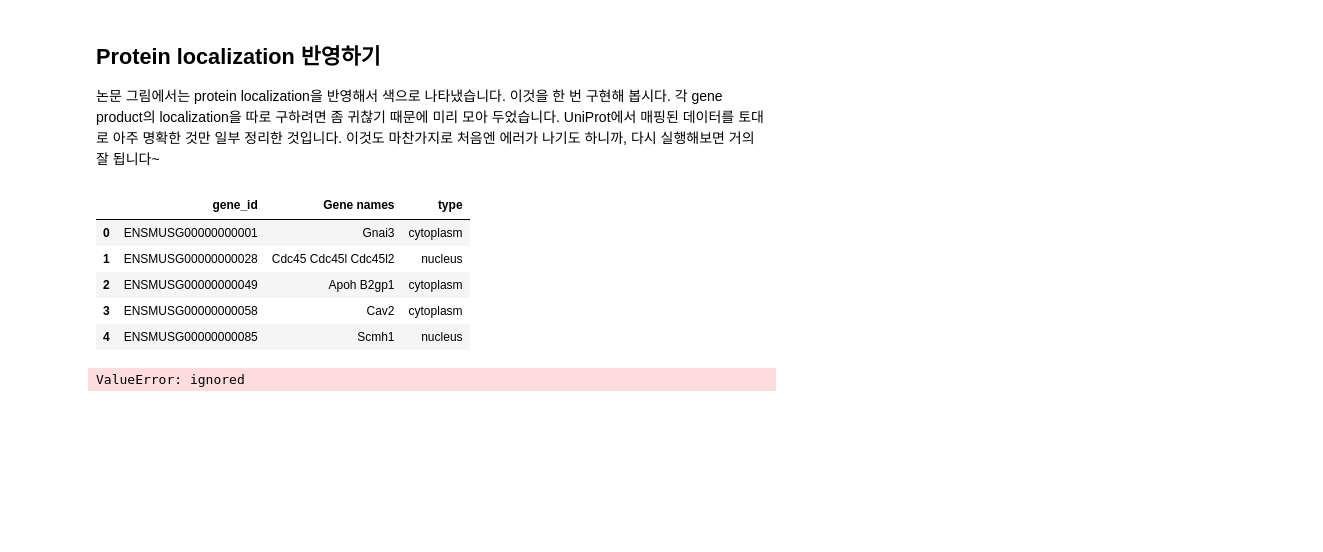
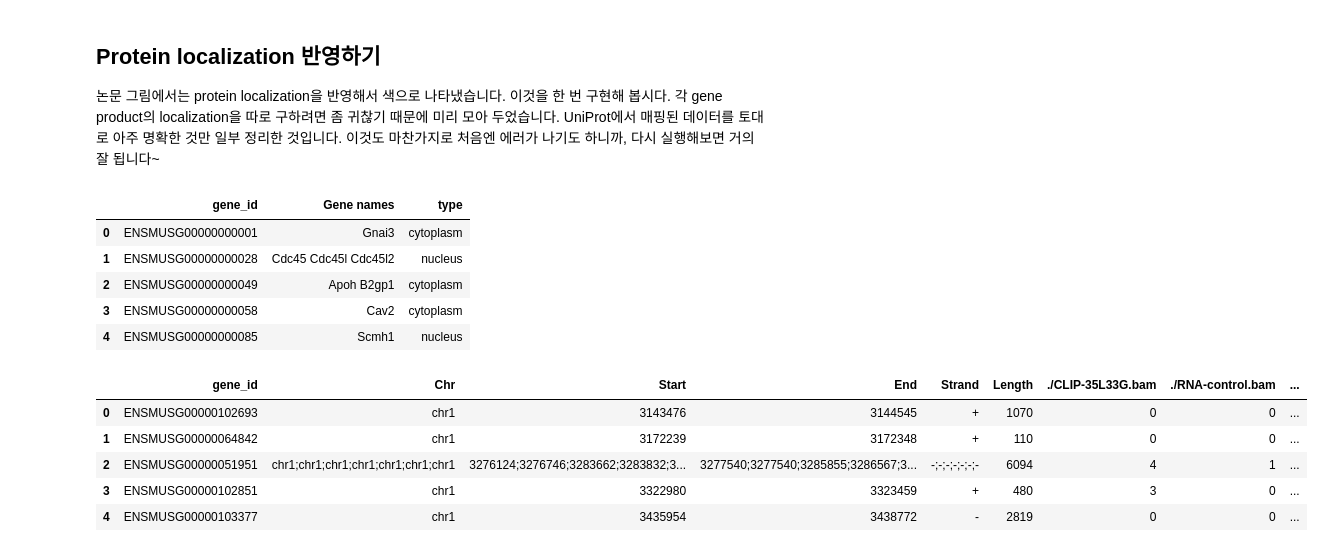
Before and after one commit to LunaJang/2022_bioinfo, a Jupyter notebook: CoLab_TermProj_2022_1.ipynb, the cells around one changed output. Cells and saved outputs as stored; diff of their text form; code cells hidden in the pictures; blank space fills up the shorter version.

```diff
--- a/CoLab_TermProj_2022_1.ipynb
+++ b/CoLab_TermProj_2022_1.ipynb
@@ -279,21 +297,23 @@ mouselocal.head()
 | 2 | ENSMUSG00000000049 | Apoh B2gp1 | cytoplasm |
 | 3 | ENSMUSG00000000058 | Cav2 | cytoplasm |
 | 4 | ENSMUSG00000000085 | Scmh1 | nucleus |
-# %%
-from matplotlib import pyplot as plt
-import numpy as np
-from sklearn.metrics import r2_score
-
-
-R_sq = r2_score(cnts['log_clip_enrichment'], cnts['log_rden_change'])
-
-fig, ax = plt.subplots(1, 1, figsize=(5, 5))
-plt.xlabel("LIN28A CLIP enrichment(log_2)")
-plt.ylabel("Ribosome density change\nupon Lin28a knockdown (log_2)")
-plt.text(0, -11, '$r$ = %.4f'%R_sq, size = 12) # (5, 7)의 위치에 크기 12로 R값 새김
-plt.grid(True)
-ax.scatter(cnts['log_clip_enrichment'],
-           cnts['log_rden_change'],
-           s=0.5,c='grey')
-# %% [output]
-ValueError: ignored
+# %%
+# Get dataset from beginning
+cnts = pd.read_csv('read-counts.txt', sep='\t', comment='#', index_col=False)
+
+# Delete '.'
+without_dot = cnts['Geneid'].str.split('.').str[0]
+
+# Change Geneid column into new one
+cnts['Geneid']= without_dot
+
+# rename Geneid --> geneid
+cnts.rename(columns={"Geneid":"gene_id"},inplace=True)
+cnts.head()
+# %% [output]
+|  | gene_id | Chr | Start | End | Strand | Length | ./CLIP-35L33G.bam | ./RNA-control.bam | ... |
+| 0 | ENSMUSG00000102693 | chr1 | 3143476 | 3144545 | + | 1070 | 0 | 0 | ... |
+| 1 | ENSMUSG00000064842 | chr1 | 3172239 | 3172348 | + | 110 | 0 | 0 | ... |
+| 2 | ENSMUSG00000051951 | chr1;chr1;chr1;chr1;chr1;chr1;chr1 | 3276124;3276746;3283662;3283832;3... | 3277540;3277540;3285855;3286567;3... | -;-;-;-;-;-;- | 6094 | 4 | 1 | ... |
+| 3 | ENSMUSG00000102851 | chr1 | 3322980 | 3323459 | + | 480 | 3 | 0 | ... |
+| 4 | ENSMUSG00000103377 | chr1 | 3435954 | 3438772 | - | 2819 | 0 | 0 | ... |
```
Also changed, not shown: parts of 11 cells of this notebook, 3 other files.
